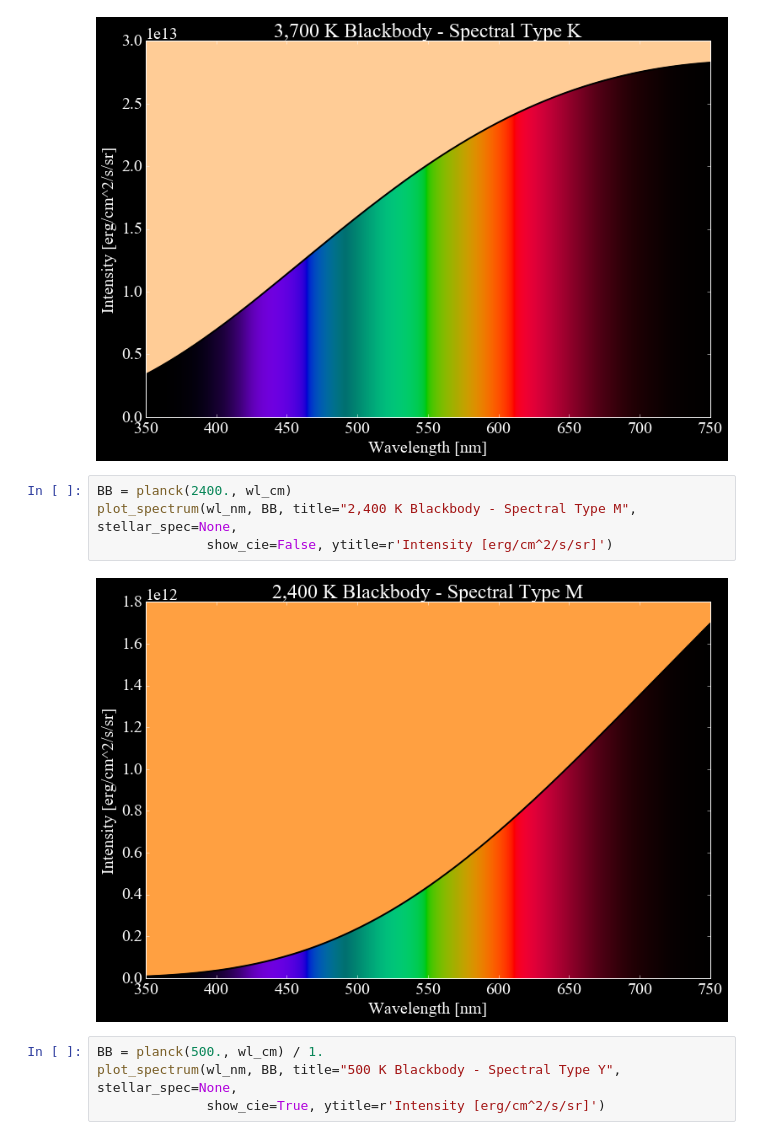
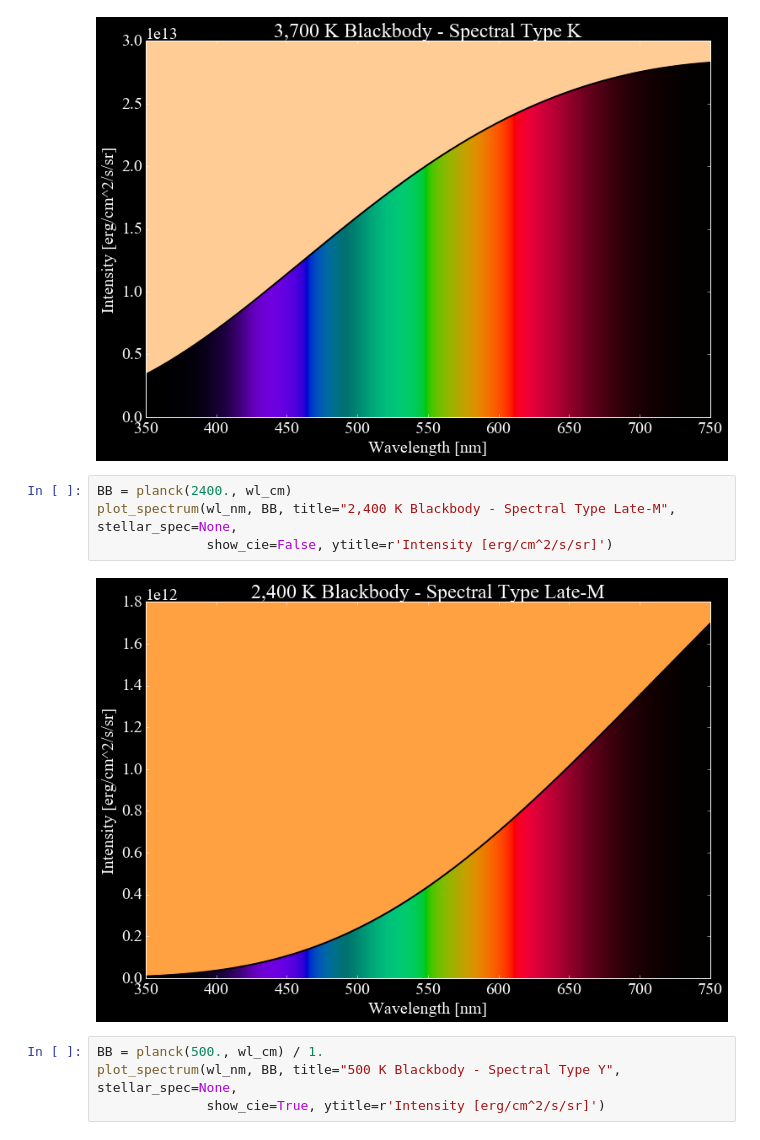
Before and after one commit to jlustigy/jakely, a Jupyter notebook: colorvision/ColorPy.ipynb, the cells around one changed output. Drawn from its saved outputs; the diff is of its cells as text.

```diff
--- a/colorvision/ColorPy.ipynb
+++ b/colorvision/ColorPy.ipynb
@@ -481,10 +483,10 @@ plot_spectrum(wl_nm, BB, title="3,700 K Blackbody - Spectral Type K", stellar_sp
 [figure]
 # %%
 BB = planck(2400., wl_cm)
-plot_spectrum(wl_nm, BB, title="2,400 K Blackbody - Spectral Type M", stellar_spec=None,
+plot_spectrum(wl_nm, BB, title="2,400 K Blackbody - Spectral Type Late-M", stellar_spec=None,
               show_cie=False, ytitle=r'Intensity [erg/cm^2/s/sr]')
 # %% [output]
-[figure, old version]
+[figure, new version]
 # %%
 BB = planck(500., wl_cm) / 1.
 plot_spectrum(wl_nm, BB, title="500 K Blackbody - Spectral Type Y", stellar_spec=None,
```
Also changed, not shown: parts of 4 cells of this notebook, 4 other files.
